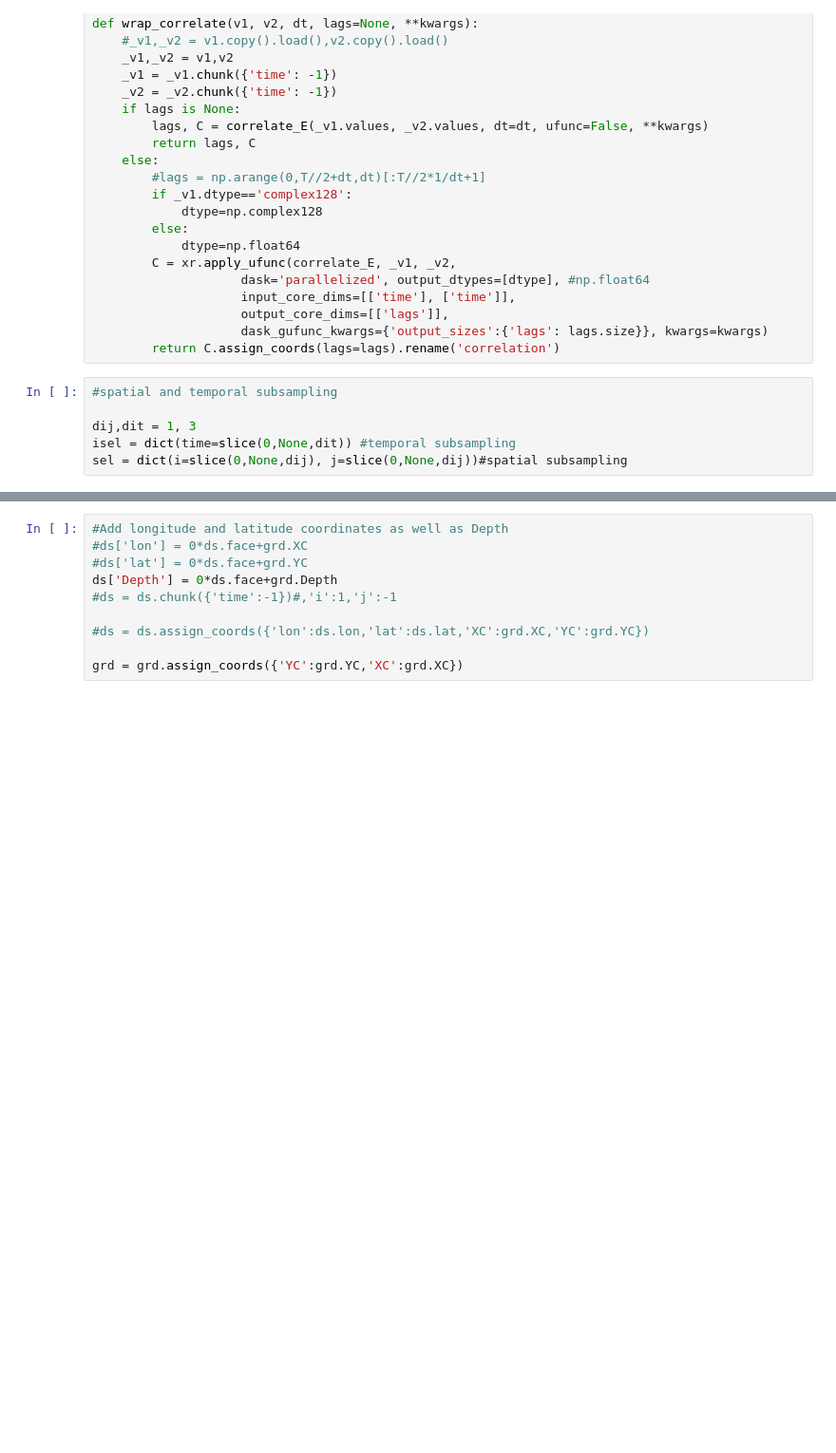
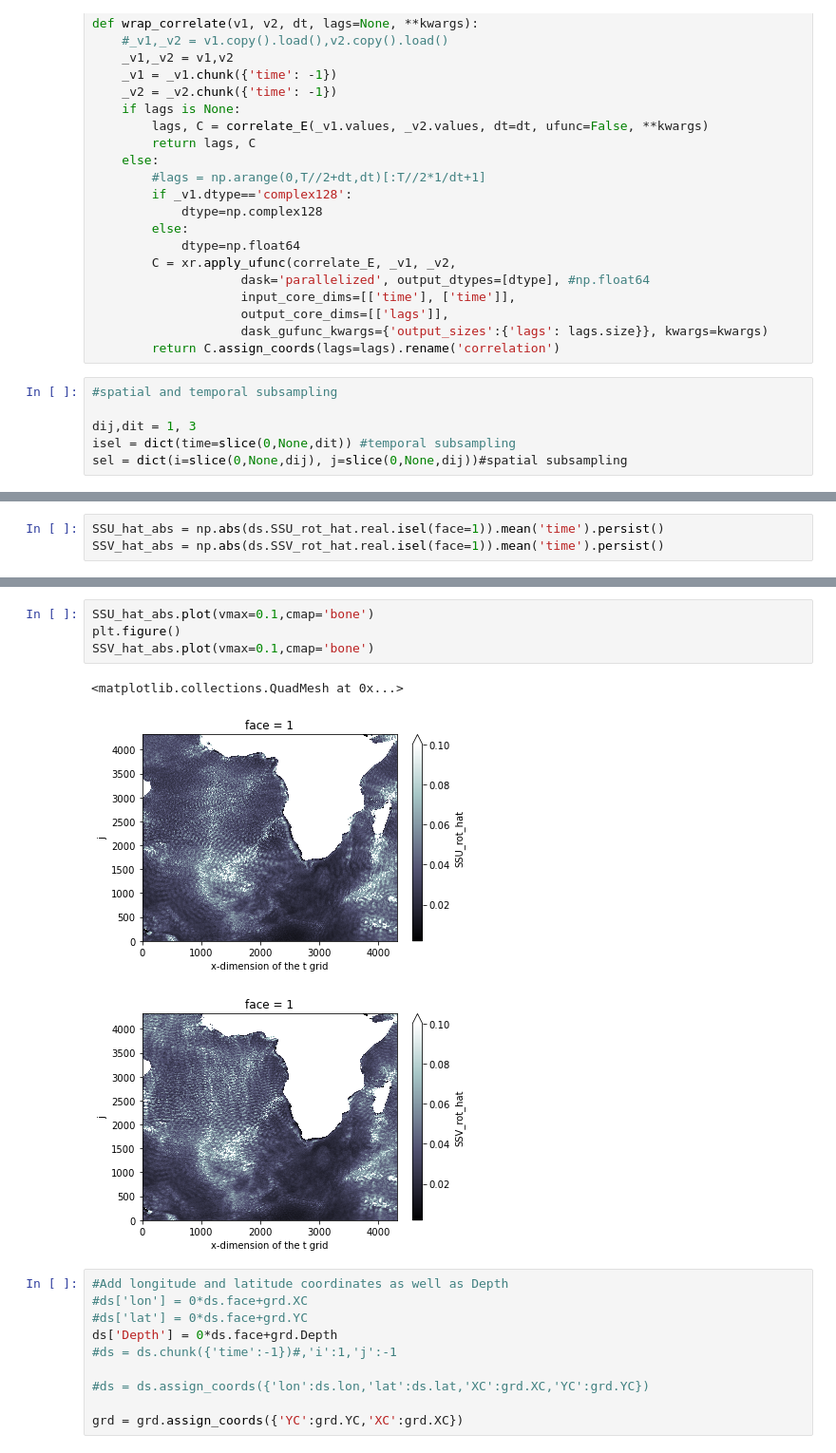
Before and after one commit to zcasparco/equinox_phd, a Jupyter notebook: dev/compute_Eulerian_autocovariance.ipynb, the cells around one changed output, grey strips where cells are left out. Shown at 95% size. Saved outputs shown, nothing was run; the diff lists cells and outputs as text; blank space fills up the shorter version.

```diff
--- a/dev/compute_Eulerian_autocovariance.ipynb
+++ b/dev/compute_Eulerian_autocovariance.ipynb
@@ -166,0 +176,3 @@ grd = xr.open_zarr(ut.work_data_dir+'rechunked/SSU_rot.zarr')[['XC','YC','Depth'
+# %%
+SSU_hat_abs = np.abs(ds.SSU_rot_hat.real.isel(face=1)).mean('time').persist()
+SSV_hat_abs = np.abs(ds.SSV_rot_hat.real.isel(face=1)).mean('time').persist()
@@ -167,3 +187,11 @@ grd = xr.open_zarr(ut.work_data_dir+'rechunked/SSU_rot.zarr')[['XC','YC','Depth'
+# %%
+SSU_hat_abs.plot(vmax=0.1,cmap='bone')
+plt.figure()
+SSV_hat_abs.plot(vmax=0.1,cmap='bone')
+# %% [output]
+<matplotlib.collections.QuadMesh at 0x...>
+[figure, added]
+[figure, added]
 # %%
 #Add longitude and latitude coordinates as well as Depth
 #ds['lon'] = 0*ds.face+grd.XC
```
Also changed, not shown: parts of 6 cells of this notebook, 2 other files.
